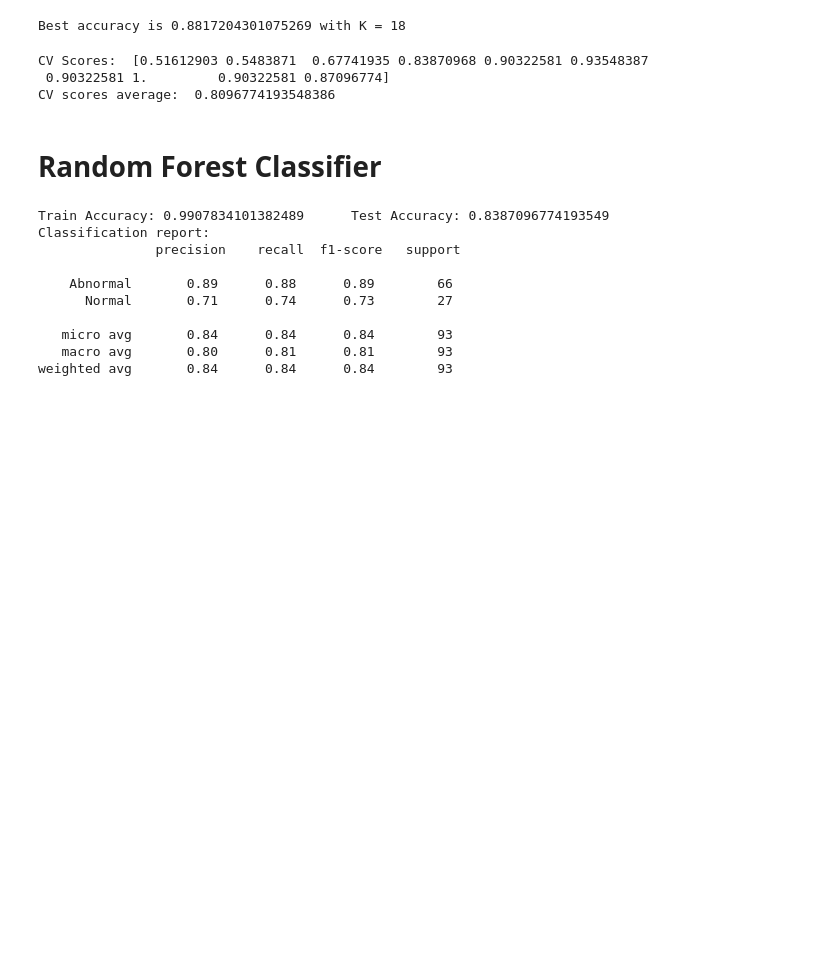
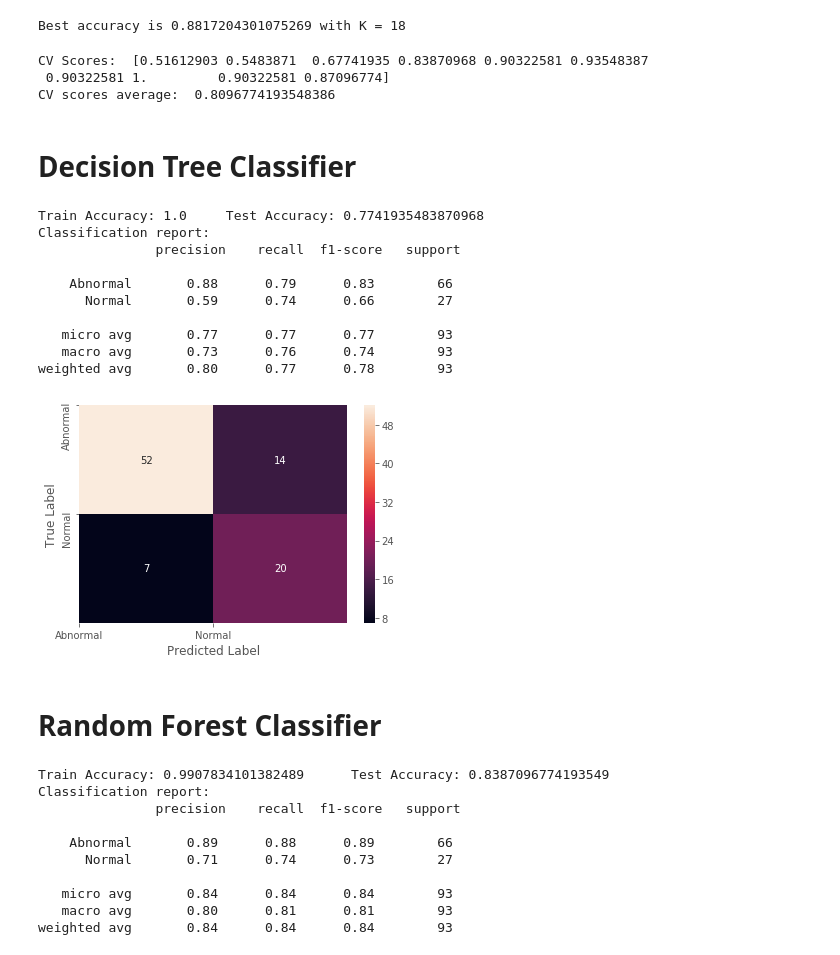
Before and after one commit to RohanAwhad/MachineLearning-DataMiningWareHousing-OrthopedicPatientClassification, a Jupyter notebook: Orthopedic patient classification 2Classes.ipynb, the cells around one changed output. Saved outputs shown, nothing was run; the diff lists cells and outputs as text; code cells hidden in the pictures; blank space fills up the shorter version.

Commit message:
Added Decision Tree, Gradient Boosting and AdaBoost classifiers

```diff
--- a/Orthopedic patient classification.ipynb
+++ b/Orthopedic patient classification 2Classes.ipynb
@@ -159,3 +178,23 @@ from sklearn.metrics import classification_report, confusion_matrix
+# %% [markdown]
+# Decision Tree Classifier
+# %%
+from sklearn.tree import DecisionTreeClassifier
+
+dtc = DecisionTreeClassifier(random_state = 4)
+prediction, dtc_train_acc, dtc_test_acc = fit_n_predict(dtc)
+plot_confusion_matrix(prediction)
+# %% [output]
+Train Accuracy: 1.0     Test Accuracy: 0.7741935483870968
+Classification report:
+               precision    recall  f1-score   support
+
+    Abnormal       0.88      0.79      0.83        66
+      Normal       0.59      0.74      0.66        27
+
+   micro avg       0.77      0.77      0.77        93
+   macro avg       0.73      0.76      0.74        93
+weighted avg       0.80      0.77      0.78        93
+[figure, added]
 # %% [markdown]
 # Random Forest Classifier
 # %%
```
Also changed, not shown: parts of 12 cells of this notebook.
